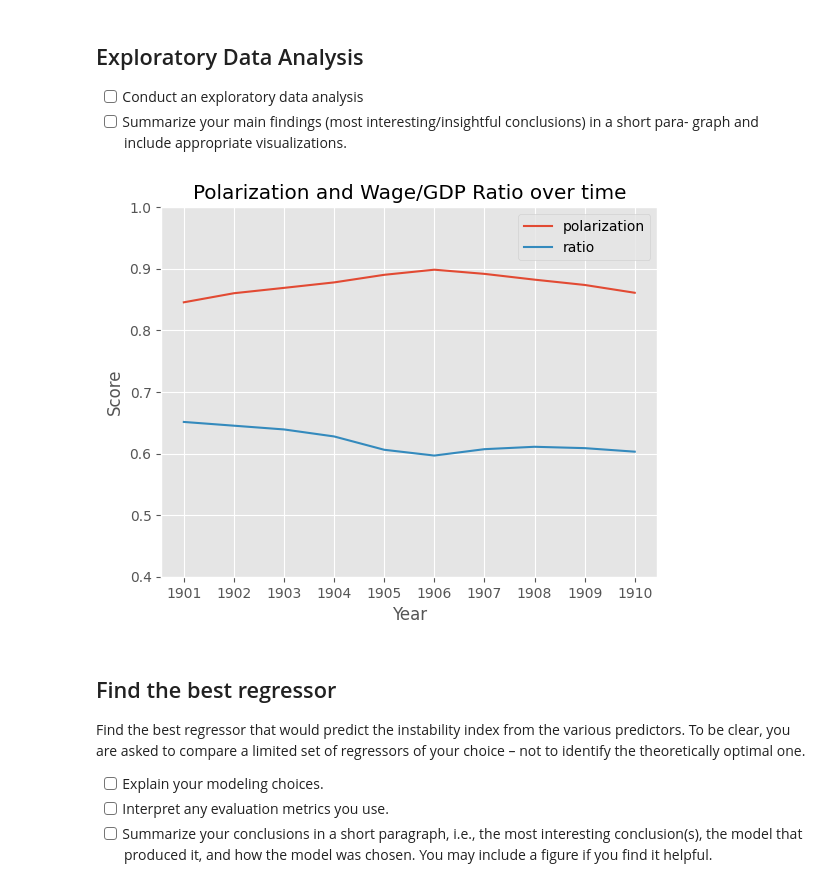
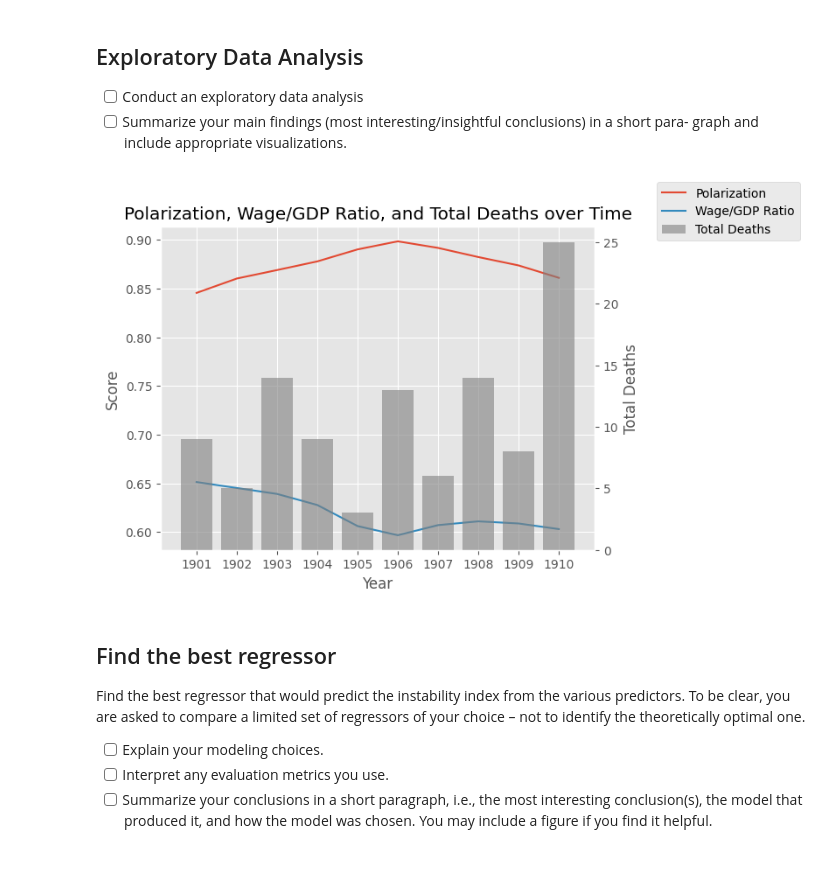
Before and after one commit to yhernandezm05/Final_project_data221, a Jupyter notebook: FInal_project.ipynb, the cells around one changed output. Cells and saved outputs as stored; diff of their text form; code cells hidden in the pictures.

Commit message:
did some exploratory data analysis

```diff
--- a/FInal_project.ipynb
+++ b/FInal_project.ipynb
@@ -127,22 +127,25 @@ dariel_joined
 * [ ] Summarize your main findings (most interesting/insightful conclusions) in a short para-
 graph and include appropriate visualizations.
 # %%
-######################################
-#       Polarization Over Time       #
-#                Dariel              #
-######################################
+# Dariel
 
-plt.figure()
-plt.title("Polarization and Wage/GDP Ratio over time")
-plt.xlabel("Year")
-plt.ylabel("Score")
-plt.plot("time","polarization", data=dariel_joined)
-plt.plot("time","ratio", data=dariel_joined)
-plt.legend()
-plt.ylim(0.4,1)
+fig, ax1 = plt.subplots()
+
+ax1.set_xlabel("Year")
+ax1.set_ylabel("Score")
+ax1.plot("time", "polarization", data=dariel_joined, label="Polarization")
+ax1.plot("time", "ratio", data=dariel_joined, label="Wage/GDP Ratio")
+
+ax2 = ax1.twinx()
+ax2.set_ylabel("Total Deaths")
+ax2.bar("time", "total_deaths", data=dariel_joined, alpha=0.6, color='gray', label="Total Deaths")
+
+plt.title("Polarization, Wage/GDP Ratio, and Total Deaths over Time")
+plt.grid()
+fig.legend(loc="upper left", bbox_to_anchor=(1,1))
 plt.show()
 # %% [output]
-[figure, old version]
+[figure, new version]
 # %% [markdown]
 ## Find the best regressor
 Find the best regressor that would predict the instability index from the various predictors. To be clear, you are asked to compare a limited set of regressors of your choice – not to identify the theoretically optimal one.
```
